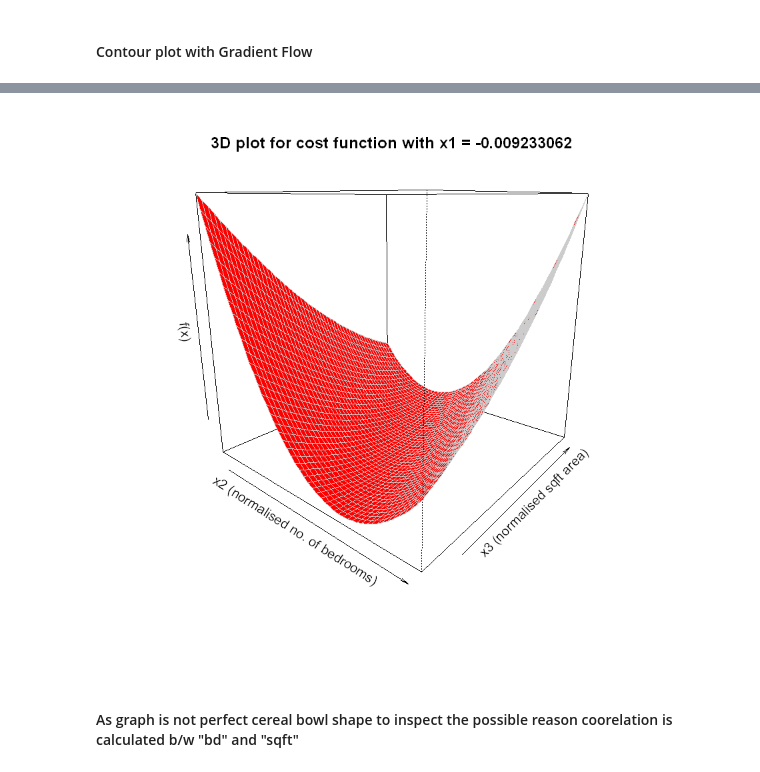
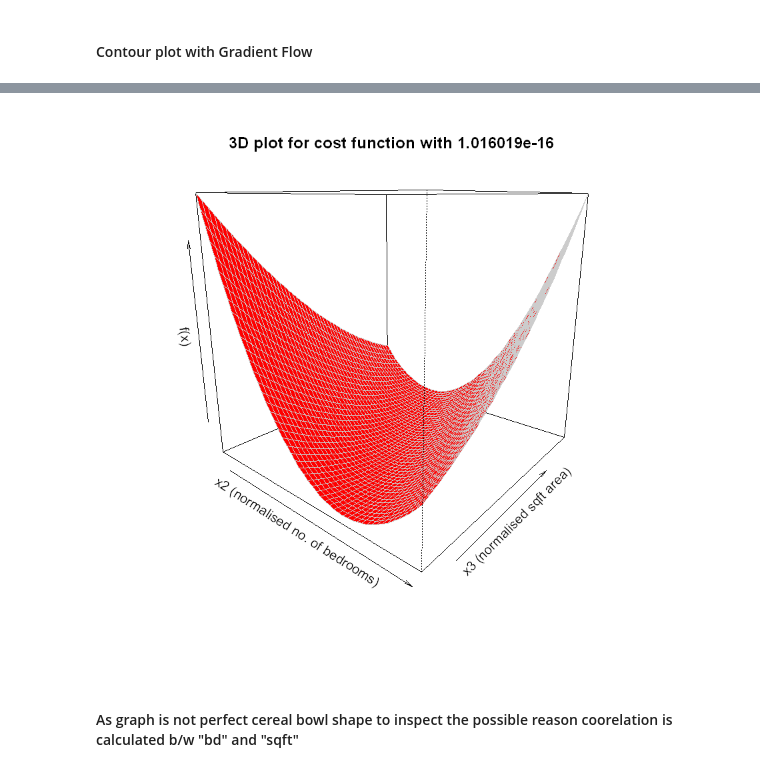
Before and after one commit to jainsanyam786/OptimizationForMachineLearning, a Jupyter notebook: HW1.ipynb, the cells around one changed output, grey strips where cells are left out. Saved outputs shown, nothing was run; the diff lists cells and outputs as text; code cells hidden in the pictures.

```diff
--- a/HW1.ipynb
+++ b/HW1.ipynb
@@ -102,7 +102,7 @@ ncol(A)
 #### Objective Function in the Matric form with square of L2 Norm
 # %%
 fx <- function(x,y,A){
-    return (((norm((y-(A %*% x)), type = "2"))**2)/(2*nrows(A)))
+    return (((norm((y-(A %*% x)), type = "2"))**2)/(2*nrow(A)))
 }
 ##This is sample x row matrix [x1,x2,x3] initialize as zereo
 x = matrix(rep(0,ncol(A)),nrow =ncol(A), byrow = TRUE)
@@ -249,7 +316,7 @@ head(xrandom)
 fxValues <- c()
 for (i in seq(1,nrow(xrandom))){
     xi <- as.matrix(xrandom[i,], nrow = 3)
-    fxValues[i]<-fx(xi,y2,A2)
+    fxValues[i]<-fx(xi,y,A)
 }
 fxValues <- matrix(fxValues,nrow = length(xrange2),ncol = length(xrange3) )
 dim(fxValues)
@@ -311,8 +378,8 @@ arrows(xe2[s], xe3[s], xe2[s+1], xe3[s+1], col = 3)
 # %%
-persp(xrange2,xrange3,fxValues, theta = 40,main = "3D plot for cost function with x1 = -0.009233062", xlab = "x2 (normalised no. of bedrooms)", ylab = "x3 (normalised sqft area)",zlab = "f(x)" ,
+persp(xrange2,xrange3,fxValues, theta = 40,main = "3D plot for cost function with 1.016019e-16", xlab = "x2 (normalised no. of bedrooms)", ylab = "x3 (normalised sqft area)",zlab = "f(x)" ,
       col="red", border="grey80" )
 # %% [output]
-[figure, old version]
+[figure, new version]
 # %% [markdown]
 #### As graph is not perfect cereal bowl shape to inspect the possible reason coorelation is calculated b/w "bd" and "sqft"
 # %%
```
Also changed, not shown: parts of 19 cells of this notebook.
